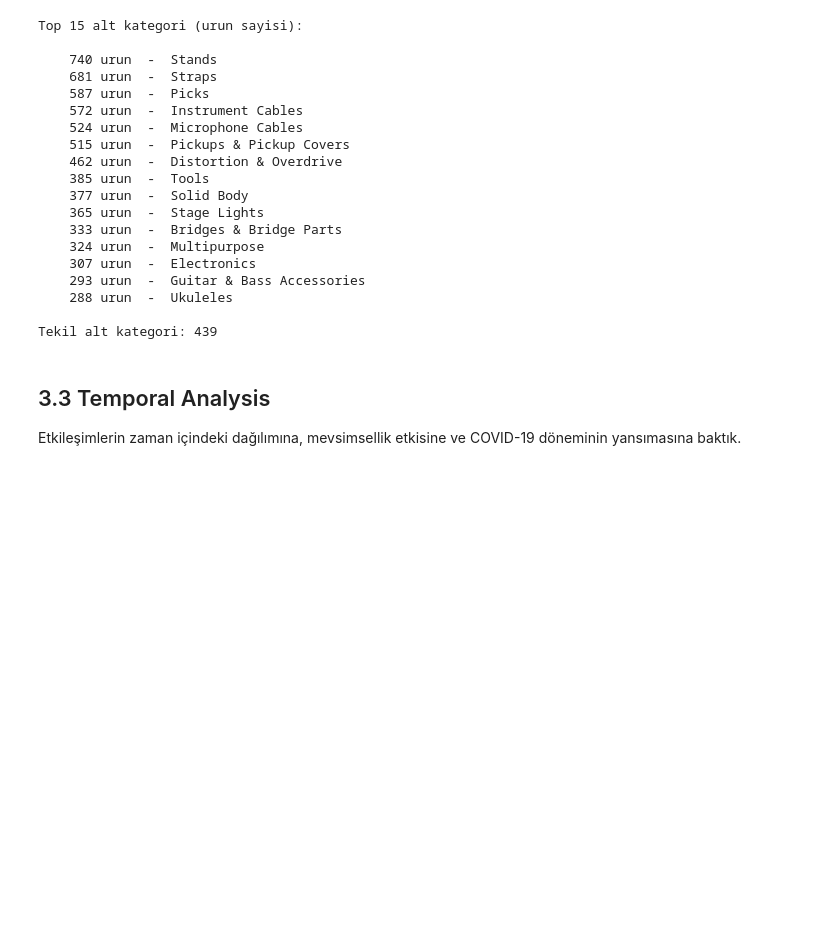
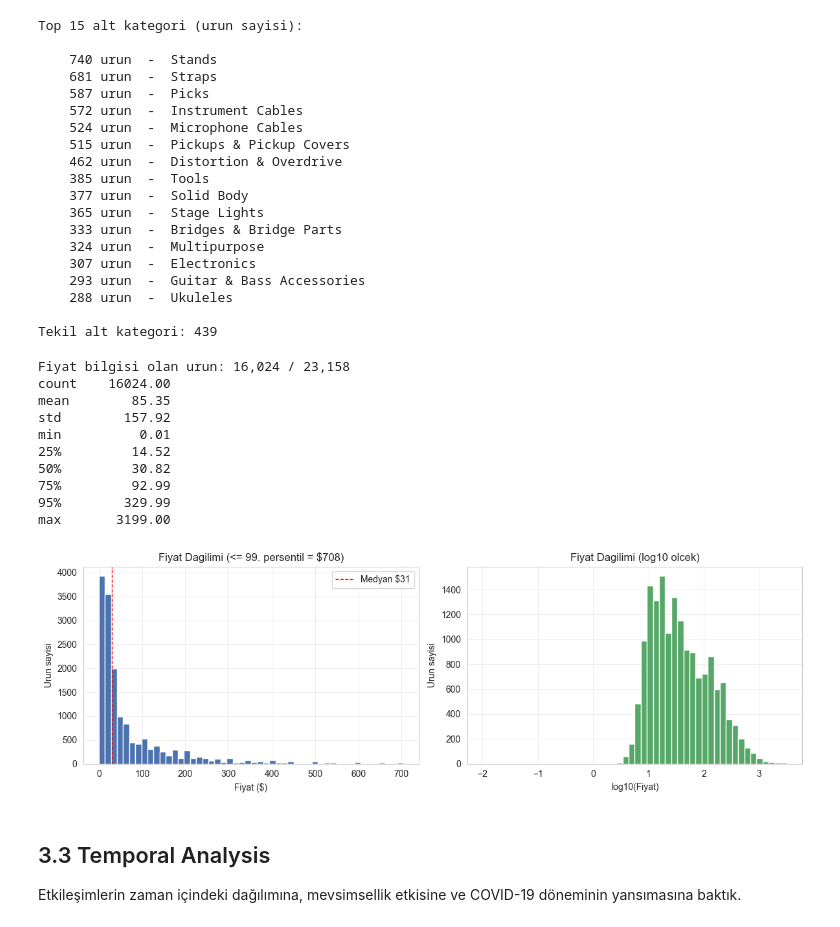
Before and after one commit to oykutugana/recommendation-system-musical-instruments, a Jupyter notebook: TuganaOyku_Yildiz_24018020.ipynb, the cells around one changed output. Drawn from its saved outputs; the diff is of its cells as text; code cells hidden in the pictures; blank space fills up the shorter version.

```diff
--- a/TuganaOyku_Yildiz_24018020.ipynb
+++ b/TuganaOyku_Yildiz_24018020.ipynb
@@ -521,6 +522,45 @@ Top 15 alt kategori (urun sayisi):
     288 urun  -  Ukuleles
 
 Tekil alt kategori: 439
+# %%
+# === FIYAT DAGILIMI (Item Analysis) ===
+price_col = 'price' if 'price' in items.columns else None
+assert price_col is not None, 'items icinde price kolonu bulunamadi'
+
+prices = pd.to_numeric(items[price_col], errors='coerce')
+prices = prices[(prices > 0) & prices.notna()]
+
+print(f'Fiyat bilgisi olan urun: {len(prices):,} / {len(items):,}')
+print(prices.describe(percentiles=[.25, .5, .75, .95]).round(2).to_string())
+
+p99 = prices.quantile(0.99)
+fig, ax = plt.subplots(1, 2, figsize=(12, 4))
+ax[0].hist(prices[prices <= p99], bins=50, color='#4C72B0', edgecolor='white')
+ax[0].set_title(f'Fiyat Dagilimi (<= 99. persentil = ${p99:.0f})')
+ax[0].set_xlabel('Fiyat ($)'); ax[0].set_ylabel('Urun sayisi')
+ax[0].axvline(prices.median(), color='red', ls='--', lw=1,
+              label=f'Medyan ${prices.median():.0f}')
+ax[0].legend()
+
+ax[1].hist(np.log10(prices), bins=50, color='#55A868', edgecolor='white')
+ax[1].set_title('Fiyat Dagilimi (log10 olcek)')
+ax[1].set_xlabel('log10(Fiyat)'); ax[1].set_ylabel('Urun sayisi')
+
+plt.tight_layout()
+plt.savefig(FIGURES_DIR / 'price_distribution.png', dpi=100)
+plt.show()
+# %% [output]
+Fiyat bilgisi olan urun: 16,024 / 23,158
+count    16024.00
+mean        85.35
+std        157.92
+min          0.01
+25%         14.52
+50%         30.82
+75%         92.99
+95%        329.99
+max       3199.00
+[figure, added]
 # %% [markdown]
 ## 3.3 Temporal Analysis
 
```
Also changed, not shown: parts of 27 cells of this notebook, 5 other files.
